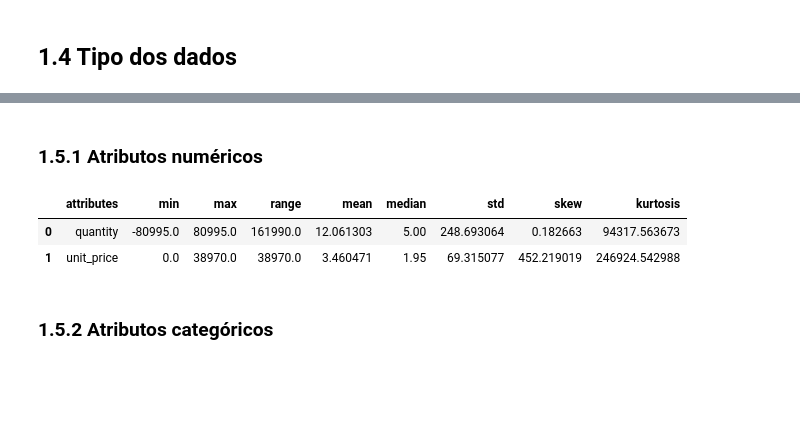
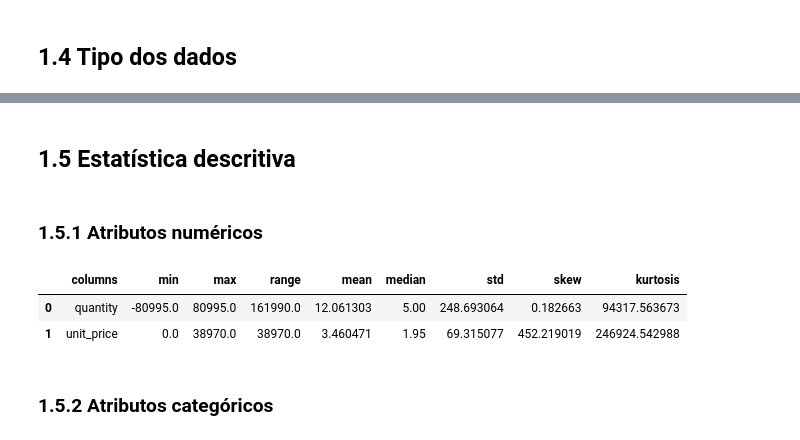
Before and after one commit to paixaols/loyalty-program, a Jupyter notebook: notebooks/2_loyalty_clean-data.ipynb, the cells around one changed output, grey strips where cells are left out. Cells and saved outputs as stored; diff of their text form; code cells hidden in the pictures; blank space fills up the shorter version.

Commit message:
Data cleaning

```diff
--- a/notebooks/2_loyalty_clean-data.ipynb
+++ b/notebooks/2_loyalty_clean-data.ipynb
@@ -23,6 +23,25 @@ def jupyter_settings():
     pd.options.display.max_columns = None
     pd.options.display.max_rows = None
 jupyter_settings()
+# %%
+def data_summary(num_attributes):
+    # Central tendency - mean, median
+    tc1 = pd.DataFrame(num_attributes.apply(np.mean)).T
+    tc2 = pd.DataFrame(num_attributes.apply(np.median)).T
+
+    # Variability - std, min, max, range, skew, kurtosis
+    d1 = pd.DataFrame(num_attributes.apply(min)).T
+    d2 = pd.DataFrame(num_attributes.apply(max)).T
+    d3 = pd.DataFrame(num_attributes.apply(lambda x: x.max()-x.min())).T
+    d4 = pd.DataFrame(num_attributes.apply(np.std)).T
+    d5 = pd.DataFrame(num_attributes.apply(lambda x: x.skew())).T
+    d6 = pd.DataFrame(num_attributes.apply(lambda x: x.kurtosis())).T
+
+    # Concatenate
+    s = pd.concat([d1, d2, d3, tc1, tc2, d4, d5, d6]).T.reset_index()
+    s.columns = ['columns', 'min', 'max', 'range', 'mean', 'median', 'std', 'skew', 'kurtosis']
+
+    return s
 # %%
 def eval_wss(x, clusters, random_state=73):
     wss = []
@@ -133,2 +149,4 @@ dtype: object
+# %% [markdown]
+## 1.5 Estatística descritiva
 # %%
 num_attributes = df1[['quantity', 'unit_price']]
@@ -136,27 +154,11 @@ cat_attributes = df1[['invoice', 'stock_code', 'customer_id', 'country']]
 # %% [markdown]
 ### 1.5.1 Atributos numéricos
-# %%
-# Tendência central - média, mediana
-tc1 = pd.DataFrame(num_attributes.apply(np.mean)).T
-tc2 = pd.DataFrame(num_attributes.apply(np.median)).T
-
-# Dispersão - std, min, max, range, skew, kurtosis
-d1 = pd.DataFrame(num_attributes.apply(min)).T
-d2 = pd.DataFrame(num_attributes.apply(max)).T
-d3 = pd.DataFrame(num_attributes.apply(lambda x: x.max()-x.min())).T
-d4 = pd.DataFrame(num_attributes.apply(np.std)).T
-d5 = pd.DataFrame(num_attributes.apply(lambda x: x.skew())).T
-d6 = pd.DataFrame(num_attributes.apply(lambda x: x.kurtosis())).T
-
-# Contatenar
-m = pd.concat([d1, d2, d3, tc1, tc2, d4, d5, d6]).T.reset_index()
-m.columns = ['attributes', 'min', 'max', 'range', 'mean', 'median', 'std', 'skew', 'kurtosis']
-
-m
-# %% [output]
-|  | attributes | min | max | range | mean | median | std | skew | kurtosis |
-| 0 | quantity | -80995.0 | 80995.0 | 161990.0 | 12.061303 | 5.00 | 248.693064 | 0.182663 | 94317.563673 |
-| 1 | unit_price | 0.0 | 38970.0 | 38970.0 | 3.460471 | 1.95 | 69.315077 | 452.219019 | 246924.542988 |
+# %%
+data_summary(num_attributes)
+# %% [output]
+|  | columns | min | max | range | mean | median | std | skew | kurtosis |
+| 0 | quantity | -80995.0 | 80995.0 | 161990.0 | 12.061303 | 5.00 | 248.693064 | 0.182663 | 94317.563673 |
+| 1 | unit_price | 0.0 | 38970.0 | 38970.0 | 3.460471 | 1.95 | 69.315077 | 452.219019 | 246924.542988 |
 # %% [markdown]
 ### 1.5.2 Atributos categóricos
 # %%
```
Also changed, not shown: parts of 66 cells of this notebook.
